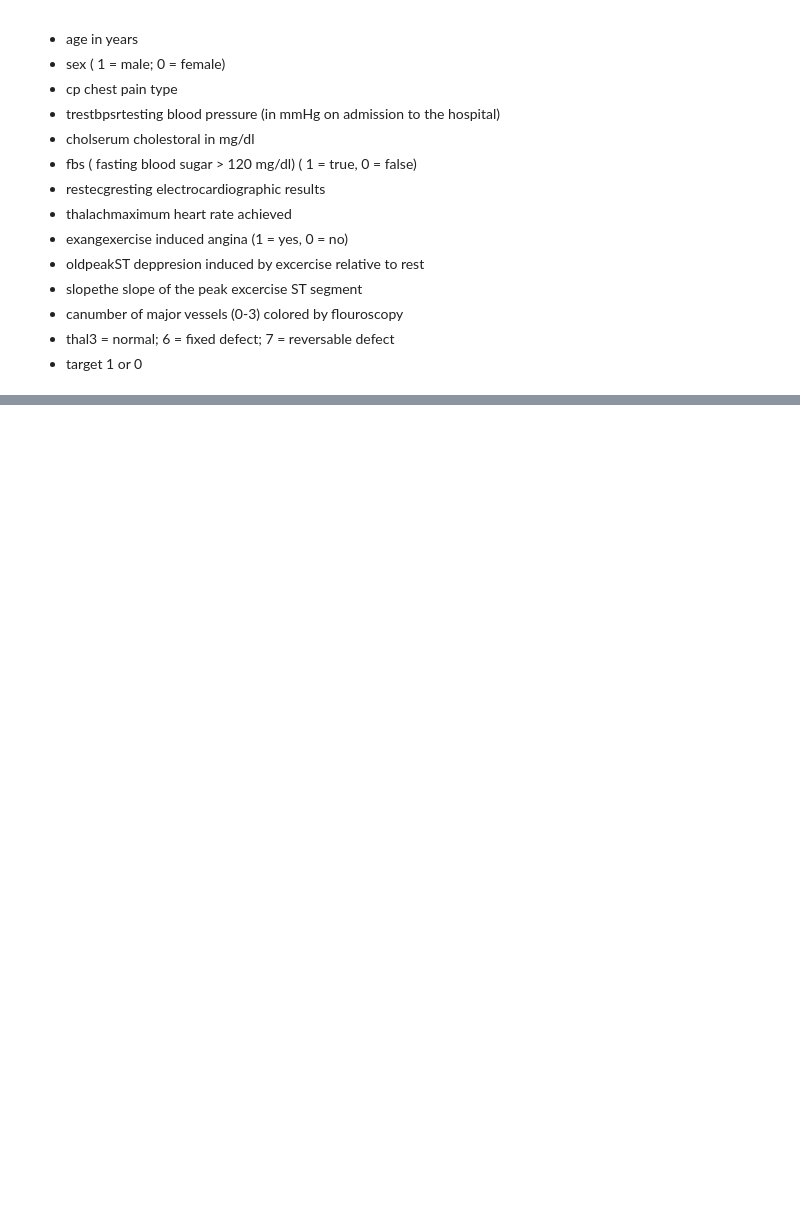
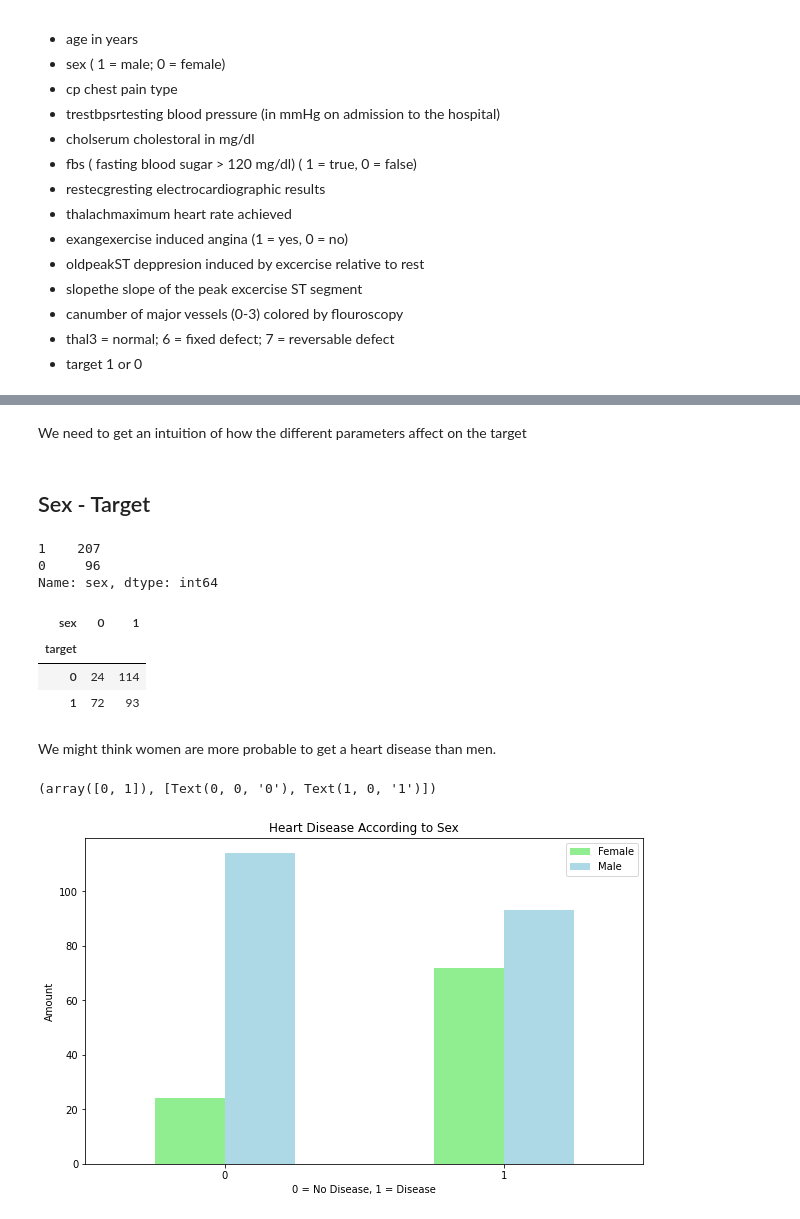
Before and after one commit to nachozobian/heart-disease-predictor, a Jupyter notebook: Heart-Disease-Classification-Predictor.ipynb, the cells around one changed output, grey strips where cells are left out. Saved outputs shown, nothing was run; the diff lists cells and outputs as text; code cells hidden in the pictures; blank space fills up the shorter version.

```diff
--- a/Heart-Disease-Classification-Predictor.ipynb
+++ b/Heart-Disease-Classification-Predictor.ipynb
@@ -43,0 +153,33 @@ https://www.kaggle.com/rotnif/heart-disease-uci
+# %% [markdown]
+We need to get an intuition of how the different parameters affect on the target
+# %% [markdown]
+## Sex - Target
+# %%
+df.sex.value_counts()
+# %% [output]
+1    207
+0     96
+Name: sex, dtype: int64
+# %%
+#There are much more man than women in the data
+pd.crosstab(df.target, df.sex)
+# %% [output]
+| sex | 0 | 1 |
+| target |  |  |
+| 0 | 24 | 114 |
+| 1 | 72 | 93 |
+# %% [markdown]
+We might think women are more probable to get a heart disease than men.
+# %%
+#Plot of the upper crosstab
+pd.crosstab(df.target, df.sex).plot(kind = "bar",
+                                   figsize = (10,6),
+                                   color = ["lightgreen", "lightblue"] )
+plt.title("Heart Disease According to Sex")
+plt.xlabel("0 = No Disease, 1 = Disease")
+plt.ylabel("Amount")
+plt.legend(["Female", "Male"])
+plt.xticks(rotation = 0)
+# %% [output]
+(array([0, 1]), [Text(0, 0, '0'), Text(1, 0, '1')])
+[figure, added]
```
Also changed, not shown: parts of 18 cells of this notebook.
